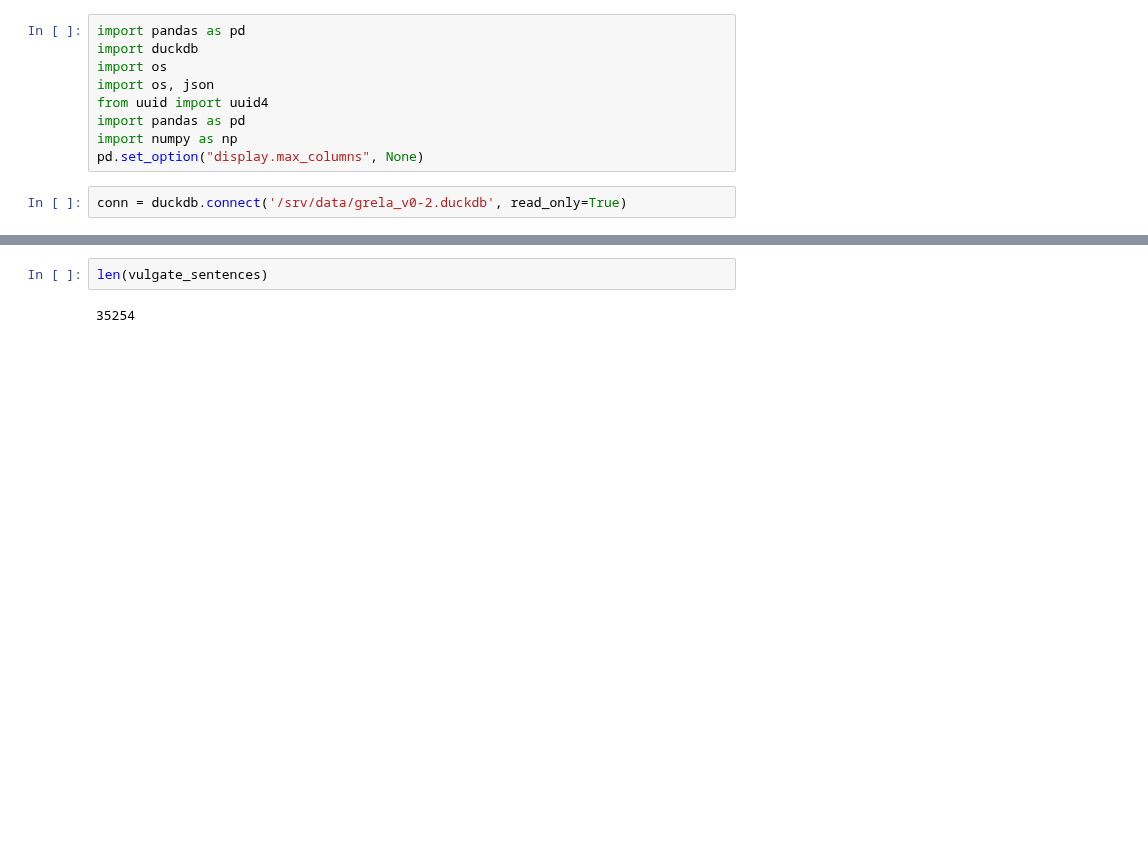
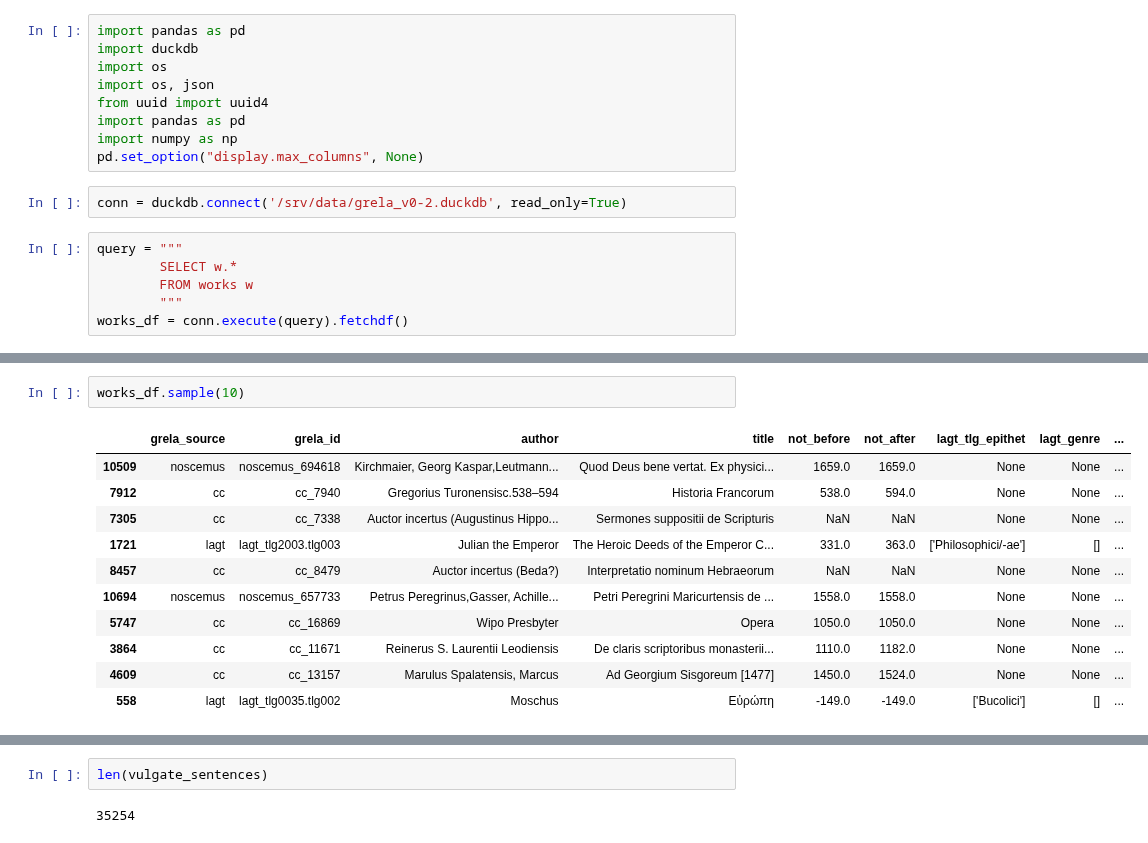
Before and after one commit to CCS-ZCU/latin-textreuse, a Jupyter notebook: scripts/vulgate-grela-extraction.ipynb, the cells around one changed output, grey strips where cells are left out. Cells and saved outputs as stored; diff of their text form; blank space fills up the shorter version.

```diff
--- a/scripts/vulgate-grela-extraction.ipynb
+++ b/scripts/vulgate-grela-extraction.ipynb
@@ -9,3 +9,9 @@ import numpy as np
 pd.set_option("display.max_columns", None)
 # %%
 conn = duckdb.connect('/srv/data/grela_v0-2.duckdb', read_only=True)
+# %%
+query = """
+        SELECT w.*
+        FROM works w
+        """
+works_df = conn.execute(query).fetchdf()
@@ -11,0 +32,14 @@ conn = duckdb.connect('/srv/data/grela_v0-2.duckdb', read_only=True)
+# %%
+works_df.sample(10)
+# %% [output]
+|  | grela_source | grela_id | author | title | not_before | not_after | lagt_tlg_epithet | lagt_genre | ... |
+| 10509 | noscemus | noscemus_694618 | Kirchmaier, Georg Kaspar,Leutmann... | Quod Deus bene vertat. Ex physici... | 1659.0 | 1659.0 | None | None | ... |
+| 7912 | cc | cc_7940 | Gregorius Turonensisc.538–594 | Historia Francorum | 538.0 | 594.0 | None | None | ... |
+| 7305 | cc | cc_7338 | Auctor incertus (Augustinus Hippo... | Sermones suppositii de Scripturis | NaN | NaN | None | None | ... |
+| 1721 | lagt | lagt_tlg2003.tlg003 | Julian the Emperor | The Heroic Deeds of the Emperor C... | 331.0 | 363.0 | ['Philosophici/-ae'] | [] | ... |
+| 8457 | cc | cc_8479 | Auctor incertus (Beda?) | Interpretatio nominum Hebraeorum | NaN | NaN | None | None | ... |
+| 10694 | noscemus | noscemus_657733 | Petrus Peregrinus,Gasser, Achille... | Petri Peregrini Maricurtensis de ... | 1558.0 | 1558.0 | None | None | ... |
+| 5747 | cc | cc_16869 | Wipo Presbyter | Opera | 1050.0 | 1050.0 | None | None | ... |
+| 3864 | cc | cc_11671 | Reinerus S. Laurentii Leodiensis | De claris scriptoribus monasterii... | 1110.0 | 1182.0 | None | None | ... |
+| 4609 | cc | cc_13157 | Marulus Spalatensis, Marcus | Ad Georgium Sisgoreum [1477] | 1450.0 | 1524.0 | None | None | ... |
+| 558 | lagt | lagt_tlg0035.tlg002 | Moschus | Εὐρώπη | -149.0 | -149.0 | ['Bucolici'] | [] | ... |
```
Also changed, not shown: parts of 16 cells of this notebook, 1 other file.
